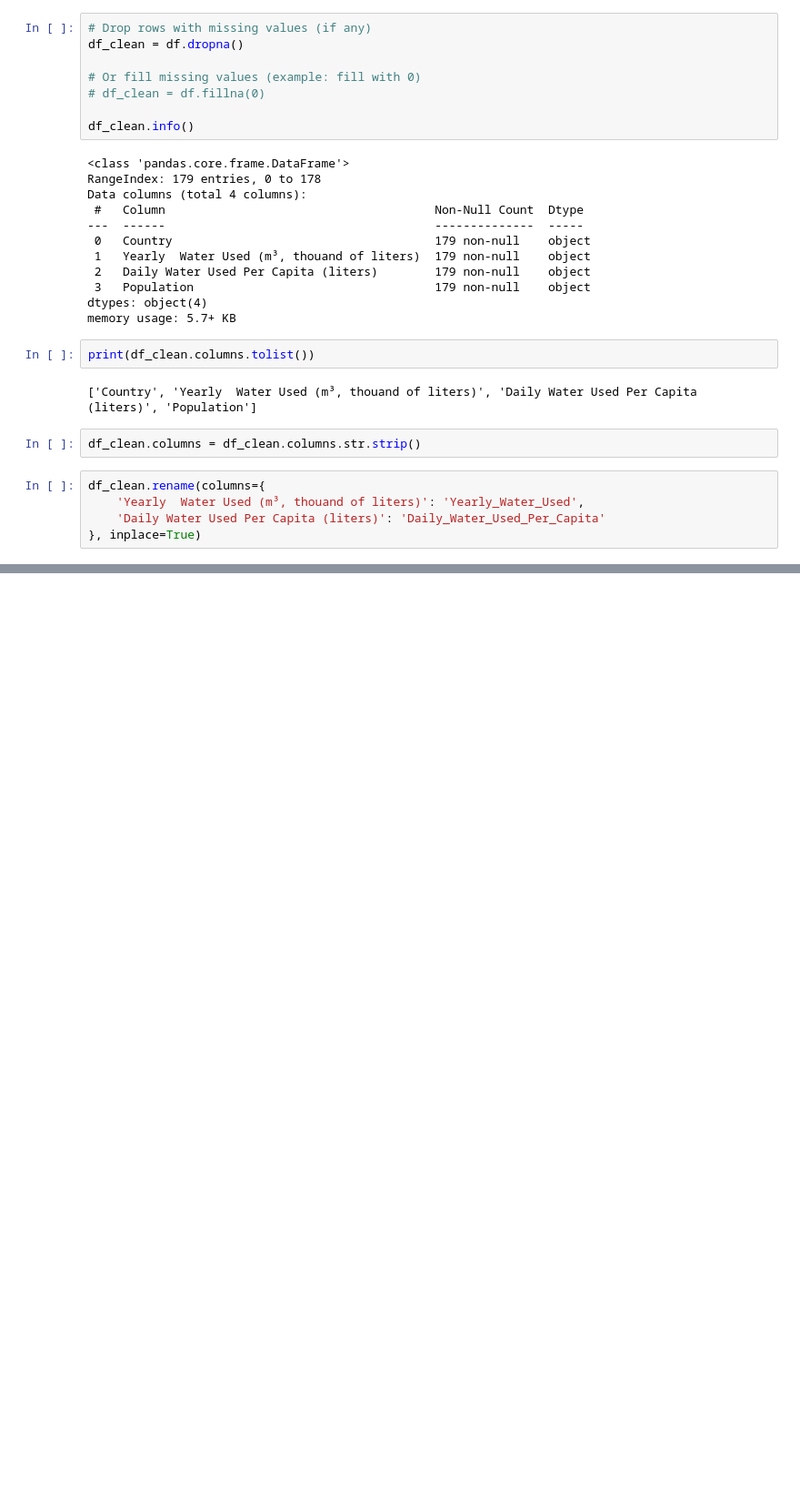
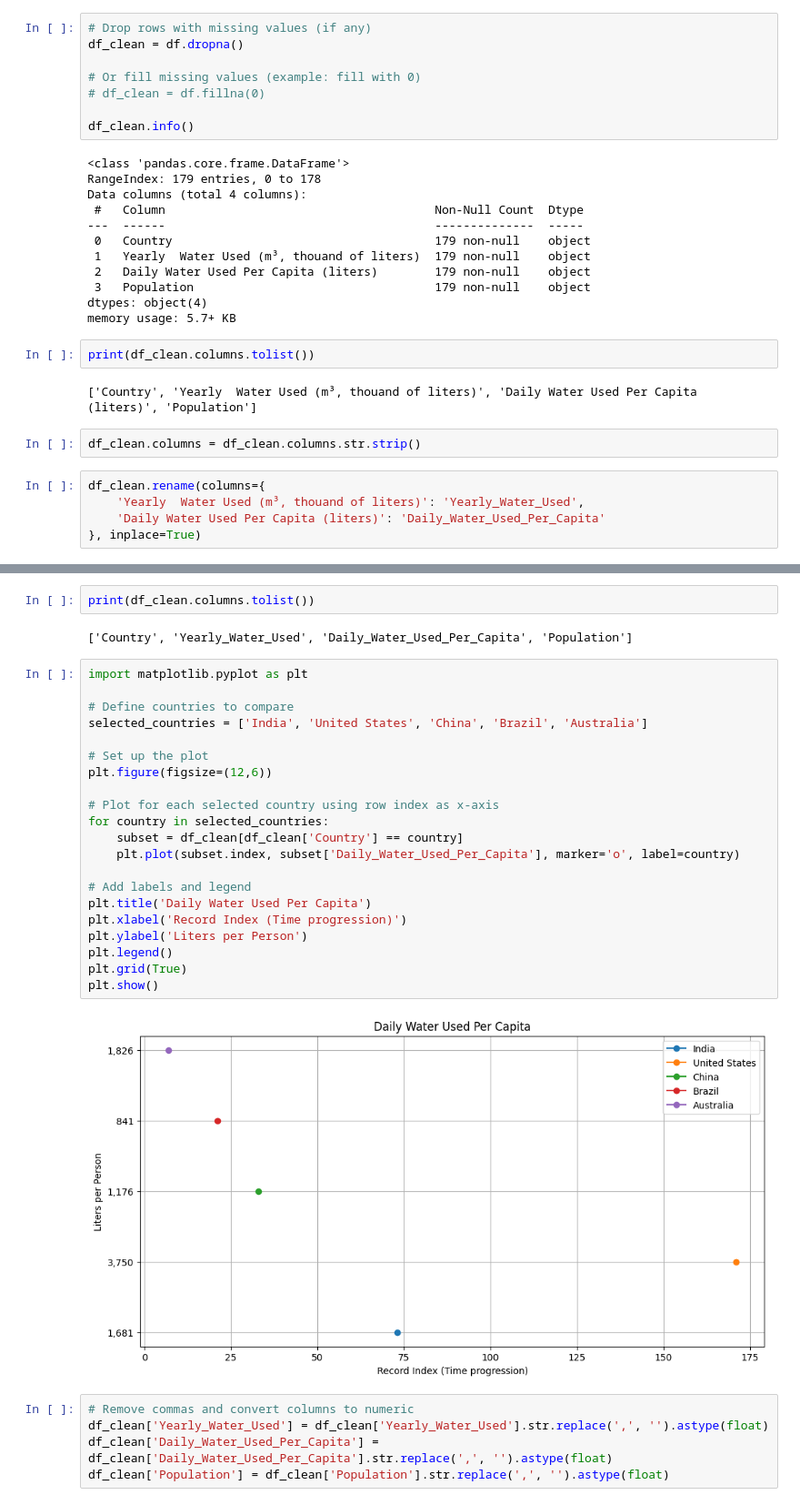
Before and after one commit to vyasasharanya-spec/WaterResourceManagement, a Jupyter notebook: WaterResourceManagement.ipynb, the cells around one changed output, grey strips where cells are left out. Shown: that part at 91% size. Cells and saved outputs as stored; diff of their text form; blank space fills up the shorter version.

```diff
--- a/WaterResourceManagement.ipynb
+++ b/WaterResourceManagement.ipynb
@@ -147,0 +99,32 @@ plt.show()
+# %%
+print(df_clean.columns.tolist())
+# %% [output]
+['Country', 'Yearly_Water_Used', 'Daily_Water_Used_Per_Capita', 'Population']
+# %%
+import matplotlib.pyplot as plt
+
+# Define countries to compare
+selected_countries = ['India', 'United States', 'China', 'Brazil', 'Australia']
+
+# Set up the plot
+plt.figure(figsize=(12,6))
+
+# Plot for each selected country using row index as x-axis
+for country in selected_countries:
+    subset = df_clean[df_clean['Country'] == country]
+    plt.plot(subset.index, subset['Daily_Water_Used_Per_Capita'], marker='o', label=country)
+
+# Add labels and legend
+plt.title('Daily Water Used Per Capita')
+plt.xlabel('Record Index (Time progression)')
+plt.ylabel('Liters per Person')
+plt.legend()
+plt.grid(True)
+plt.show()
+# %% [output]
+[figure, added]
+# %%
+# Remove commas and convert columns to numeric
+df_clean['Yearly_Water_Used'] = df_clean['Yearly_Water_Used'].str.replace(',', '').astype(float)
+df_clean['Daily_Water_Used_Per_Capita'] = df_clean['Daily_Water_Used_Per_Capita'].str.replace(',', '').astype(float)
+df_clean['Population'] = df_clean['Population'].str.replace(',', '').astype(float)
```
Also changed, not shown: parts of 10 cells of this notebook.
